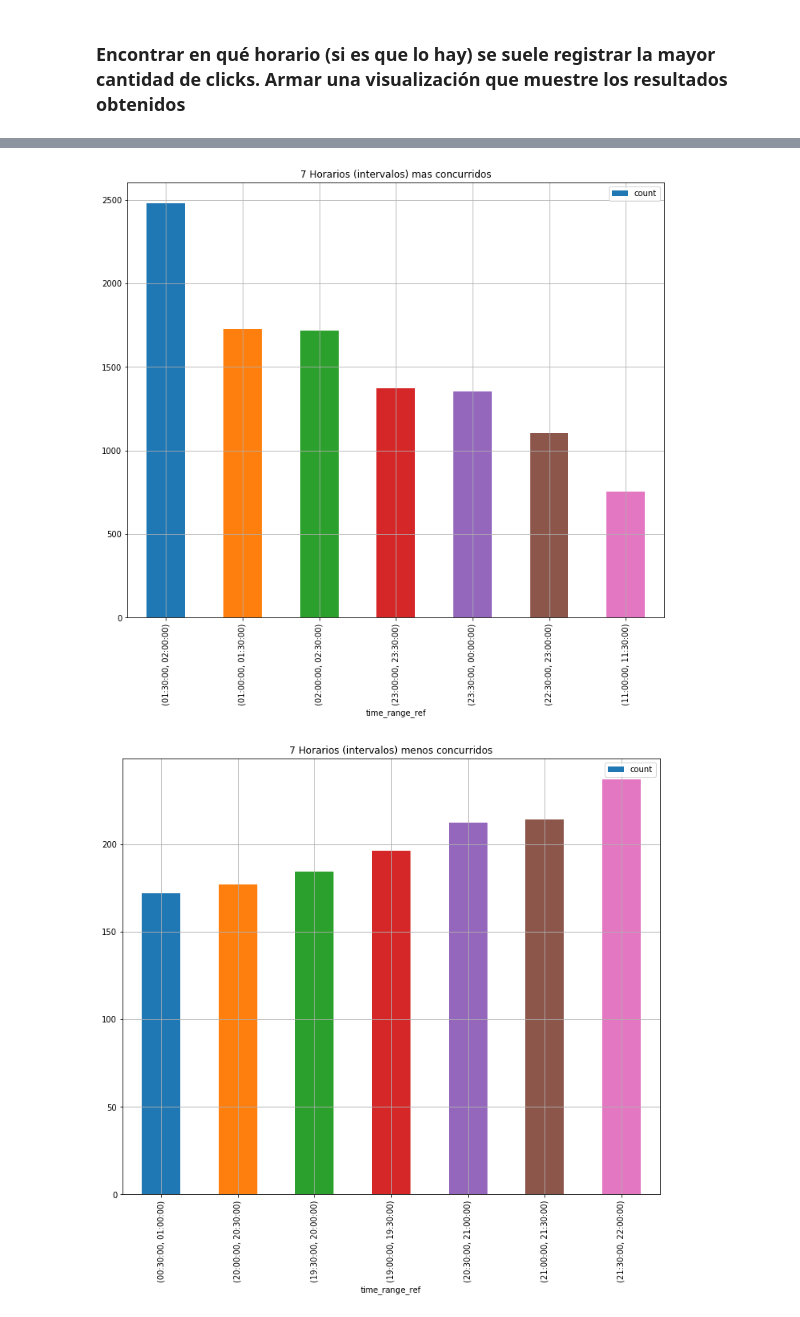
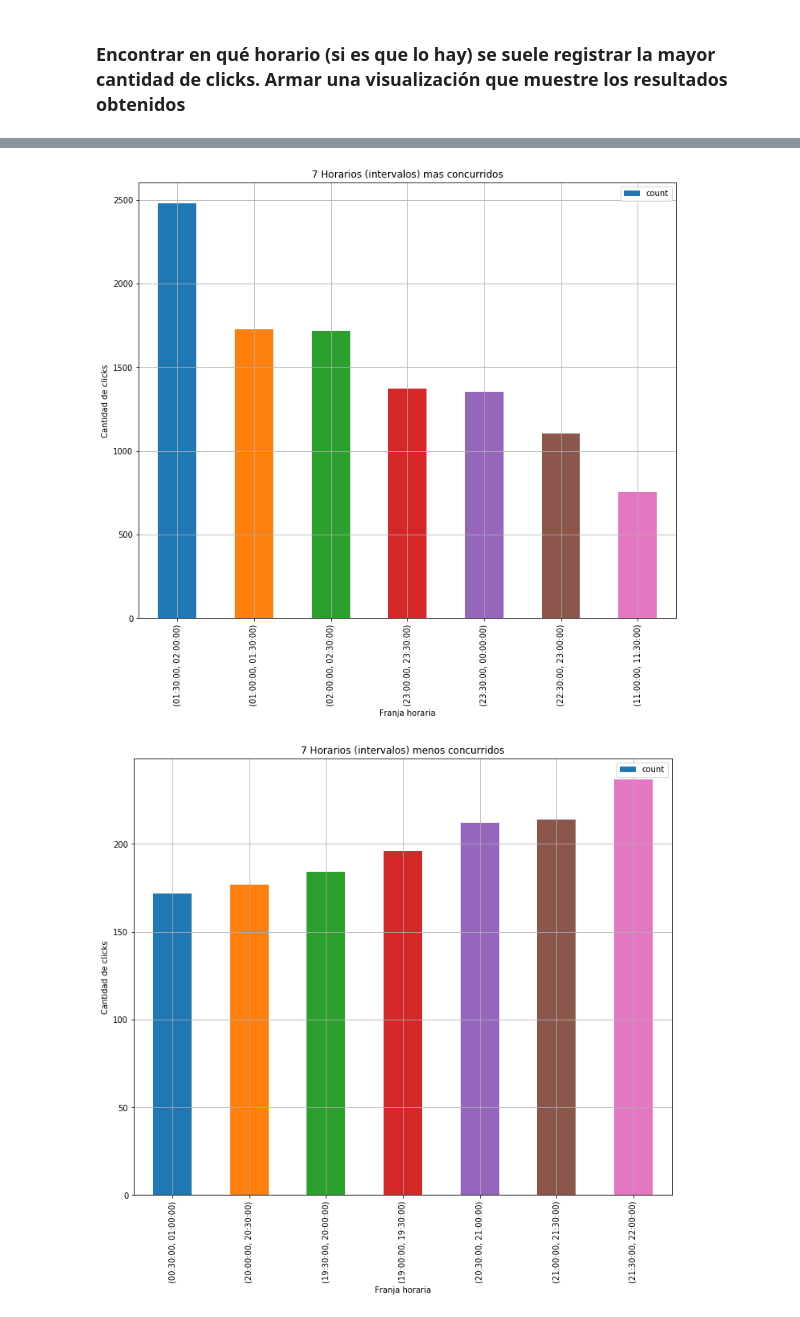
Before and after one commit to facundotorraca/OrganizacionDeDatos_Finger1, a Jupyter notebook: finger_1.ipynb, the cells around one changed output, grey strips where cells are left out. Saved outputs shown, nothing was run; the diff lists cells and outputs as text; code cells hidden in the pictures.

Commit message:
Acomode un poquito los plots

```diff
--- a/finger_1.ipynb
+++ b/finger_1.ipynb
@@ -87,10 +86,10 @@ df_time_range.plot( kind = "bar", x = "time_range_ref", y = "count", figsize = [
 # %%
 title = "7 Horarios (intervalos) mas concurridos"
-df_time_range.nlargest( 7, columns = ["count"] ).plot( kind = "bar", x = "time_range_ref", y = "count", figsize = [12,10], grid = True, title = title );
+df_time_range.nlargest( 7, columns = ["count"] ).plot( kind = "bar", x = "time_range_ref", y = "count", figsize = [12,10], grid = True, title = title ).set(xlabel= "Franja horaria", ylabel = "Cantidad de clicks" );
 # %% [output]
-[figure, old version]
+[figure, new version]
 # %%
 title = "7 Horarios (intervalos) menos concurridos"
-df_time_range.nsmallest( 7, columns = ["count"] ).plot( kind = "bar", x = "time_range_ref", y = "count", figsize = [12,10], grid = True, title = title );
+df_time_range.nsmallest( 7, columns = ["count"] ).plot( kind = "bar", x = "time_range_ref", y = "count", figsize = [12,10], grid = True, title = title ).set(xlabel= "Franja horaria", ylabel = "Cantidad de clicks" );
 # %% [output]
-[figure, old version]
+[figure, new version]
```
Also changed, not shown: parts of 3 cells of this notebook.
